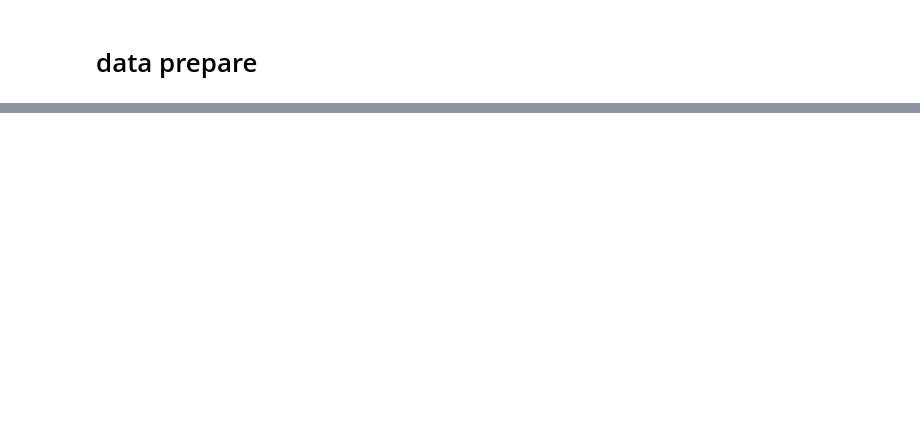
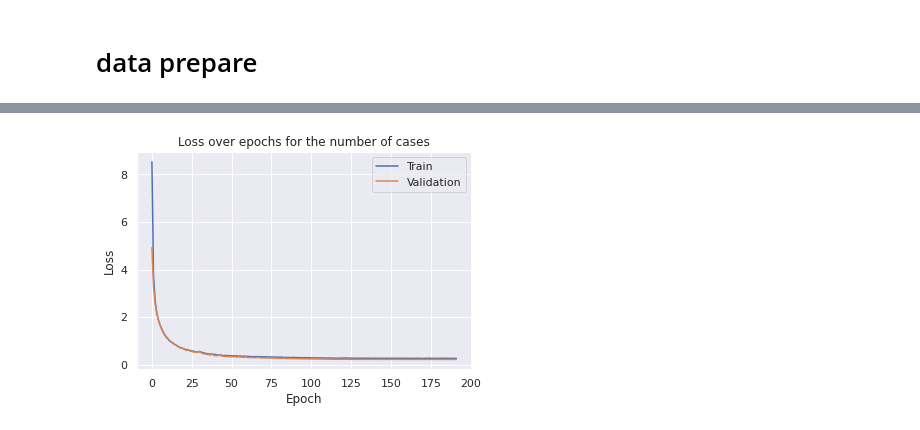
Before and after one commit to liuyixin-louis/dl_learning, a Jupyter notebook: kaggle/cov-19/RNN/rnn.ipynb, the cells around one changed output, grey strips where cells are left out. Cells and saved outputs as stored; diff of their text form; code cells hidden in the pictures; blank space fills up the shorter version.

```diff
--- a/kaggle/cov-19/RNN/rnn.ipynb
+++ b/kaggle/cov-19/RNN/rnn.ipynb
@@ -60,0 +329,10 @@ extra_data_df.head()
+# %%
+plt.plot(history.history['cases_loss'])
+plt.plot(history.history['val_cases_loss'])
+plt.title('Loss over epochs for the number of cases')
+plt.ylabel('Loss')
+plt.xlabel('Epoch')
+plt.legend(['Train', 'Validation'], loc='best')
+plt.show()
+# %% [output]
+[figure, added]
```
Also changed, not shown: parts of 25 cells of this notebook, 5 other files.
